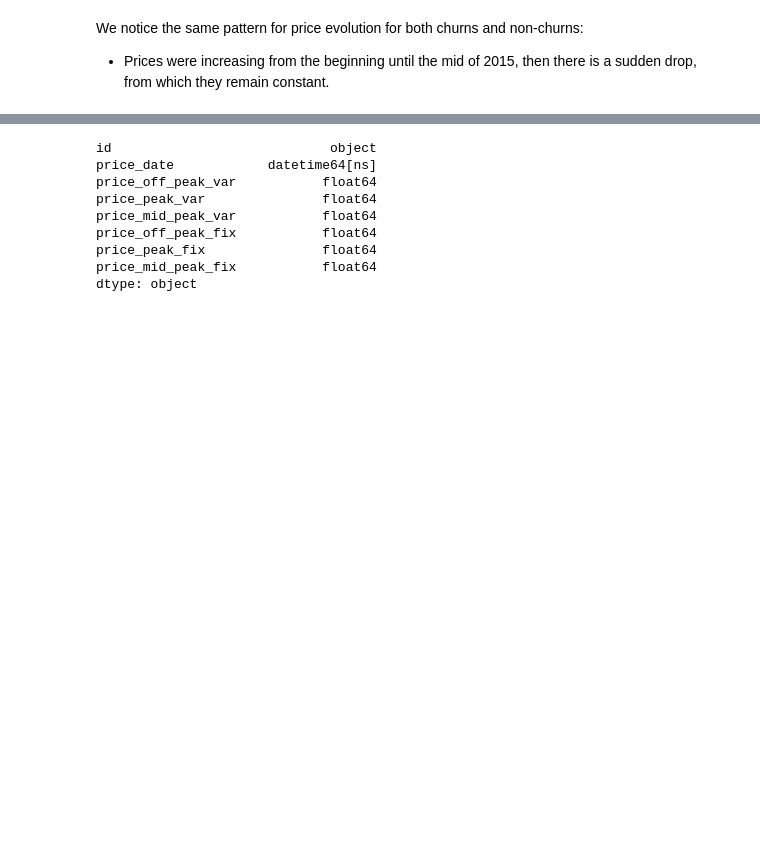
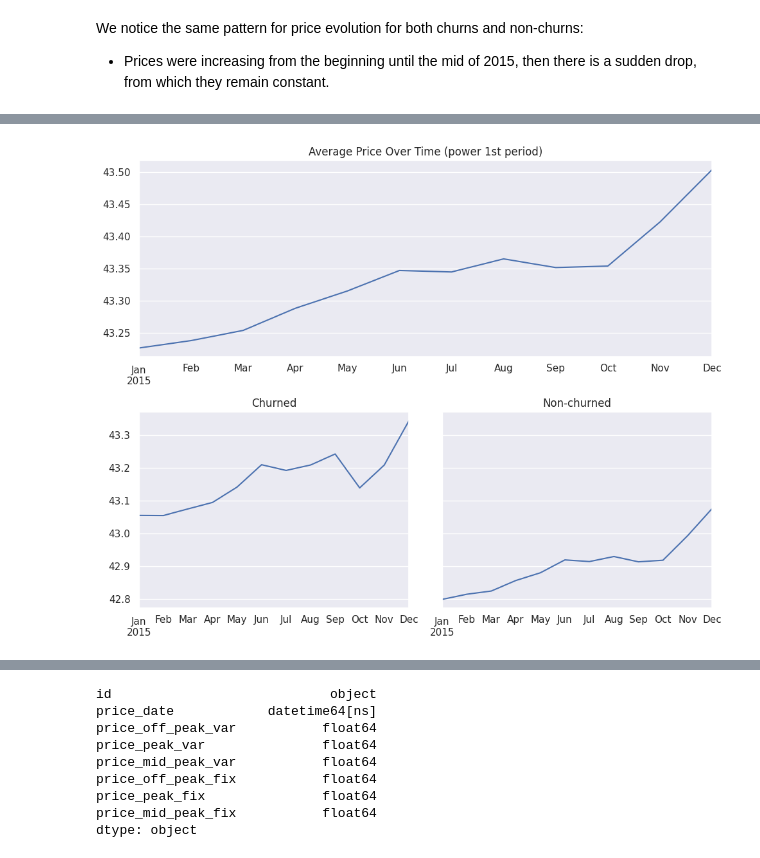
Before and after one commit to mnijadi/energy-company-customer-churn, a Jupyter notebook: notebooks/eda.ipynb, the cells around one changed output, grey strips where cells are left out. Saved outputs shown, nothing was run; the diff lists cells and outputs as text; code cells hidden in the pictures; blank space fills up the shorter version.

```diff
--- a/notebooks/eda.ipynb
+++ b/notebooks/eda.ipynb
@@ -685,0 +686,4 @@ These evolutions are very similar for both churns and non-churns.
+# %%
+plot_price_over_time('price_off_peak_fix', 'power 1st', 'price_1st_fixed_period_over_time')
+# %% [output]
+[figure, added]
```
Also changed, not shown: parts of 8 cells of this notebook, 6 other files.
